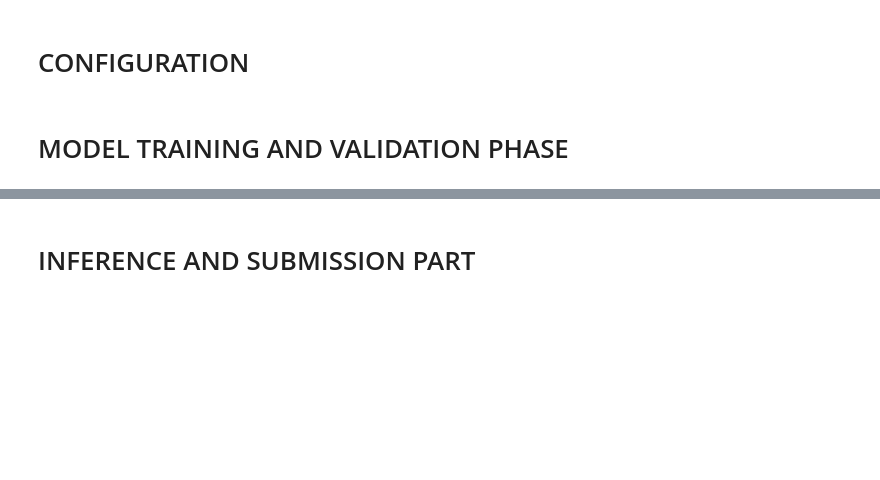
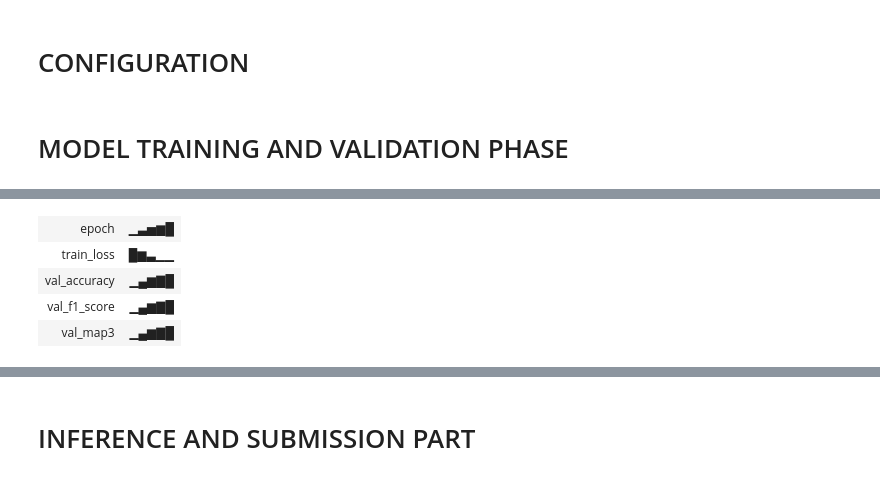
Before and after one commit to 23f2002113/DL-23f2002113-notebook-t22026, a Jupyter notebook: notebooks/kaggle_notebook.ipynb, the cells around one changed output, grey strips where cells are left out. Saved outputs shown, nothing was run; the diff lists cells and outputs as text; code cells hidden in the pictures; blank space fills up the shorter version.

Commit message:
MODEL 4 - DL MODEL FROM SCRATCH

```diff
--- a/notebooks/kaggle_notebook.ipynb
+++ b/notebooks/kaggle_notebook.ipynb
@@ -128,4 +240,6 @@ vectorizer.fit(combined_text_of_all_columns)
 # %%
+from sklearn.metrics.pairwise import cosine_similarity
+
 scores = []
 
 for index, row in train_df.iterrows():
@@ -153,7 +267,7 @@ for index, row in train_df.iterrows():
     top_3 = sorted_options[:3]
     # print(f"TOP3 VALUES : {top_3}")
 
-    if index <100:
+    if index <10:
         print(f"Index: {index} | Actual: {actual_answer_text} | Predicted Top3: {top_3}")
 
     if actual_answer_text == top_3[0]:
@@ -209,0 +319,16 @@ wandb.login(key=WB_KEY)
+# %%
+def calculate_map3(y_true, y_pred_probs):
+    scores = []
+    for true_index, probs in zip(y_true, y_pred_probs):
+        top_3_indices = np.argsort(-probs)[:3]
+
+        if true_index == top_3_indices[0]:
+            scores.append(1.0)
+        elif true_index == top_3_indices[1]:
+            scores.append(0.5)
+        elif true_index == top_3_indices[2]:
+            scores.append(1/3)
+        else:
+            scores.append(0.0)
+
+    return np.mean(scores)
@@ -515,0 +775,56 @@ wandb.finish()
+# %%
+best_mlp_map3 = 0.0
+
+# Extract ground-truth integer labels for the validation split
+val_labels_matrix = val_labels.reshape(-1, 5)
+true_indices_val = np.argmax(val_labels_matrix, axis=1)
+
+for epoch in range(wandb.config.epochs):
+    # --- TRAINING PHASE ---
+    mlp_model.train()
+    epoch_loss = 0
+    for batch_X, batch_y in mlp_train_loader:
+        batch_X, batch_y = batch_X.to(device), batch_y.to(device)
+        optimizer_mlp.zero_grad()
+        predictions = mlp_model(batch_X)
+        loss = criterion(predictions, batch_y)
+        loss.backward()
+        optimizer_mlp.step()
+        epoch_loss += loss.item()
+
+    # --- VALIDATION PHASE ---
+    mlp_model.eval()
+    with torch.no_grad():
+        val_preds_mlp = []
+        mlp_val_loader = DataLoader(MLPDataset(X_val_mlp_raw, None), batch_size=128, shuffle=False)
+        for batch_X in mlp_val_loader:
+            preds = torch.sigmoid(mlp_model(batch_X.to(device))).cpu().numpy()
+            val_preds_mlp.extend(preds)
+
+    val_preds_mlp = np.array(val_preds_mlp)
+    val_preds_matrix_mlp = val_preds_mlp.reshape(-1, 5)
+    pred_indices_mlp = np.argmax(val_preds_matrix_mlp, axis=1)
+
+    acc_mlp = accuracy_score(true_indices_val, pred_indices_mlp)
+    f1_mlp = f1_score(true_indices_val, pred_indices_mlp, average='macro')
+    map3_mlp = calculate_map3(true_indices_val, val_preds_matrix_mlp)
+
+    print(f"MLP Epoch {epoch+1} | Loss: {epoch_loss/len(mlp_train_loader):.4f} | Val Acc: {acc_mlp:.4f} | Val F1: {f1_mlp:.4f} | Val MAP@3: {map3_mlp:.4f}")
+
+    # Save checkpoint only if validation MAP@3 score improves
+    if map3_mlp > best_mlp_map3:
+        best_mlp_map3 = map3_mlp
+        torch.save(mlp_model.state_dict(), "best_mlp_model.pt")
+        print("--> Saved best MLP checkpoint.")
+
+    wandb.log({
+        "epoch": epoch+1,
+        "train_loss": epoch_loss/len(mlp_train_loader),
+        "val_accuracy": acc_mlp,
+        "val_f1_score": f1_mlp,
+        "val_map3": map3_mlp
+    })
+
+# Close the WandB run session
+wandb.finish()
+# %% [output]
@@ -515,0 +843,5 @@ wandb.finish()
+| epoch | ▁▃▅▆█ |
+| train_loss | █▆▃▁▁ |
+| val_accuracy | ▁▄▆▇█ |
+| val_f1_score | ▁▄▆▇█ |
+| val_map3 | ▁▄▆▇█ |
```
Also changed, not shown: parts of 52 cells of this notebook.
